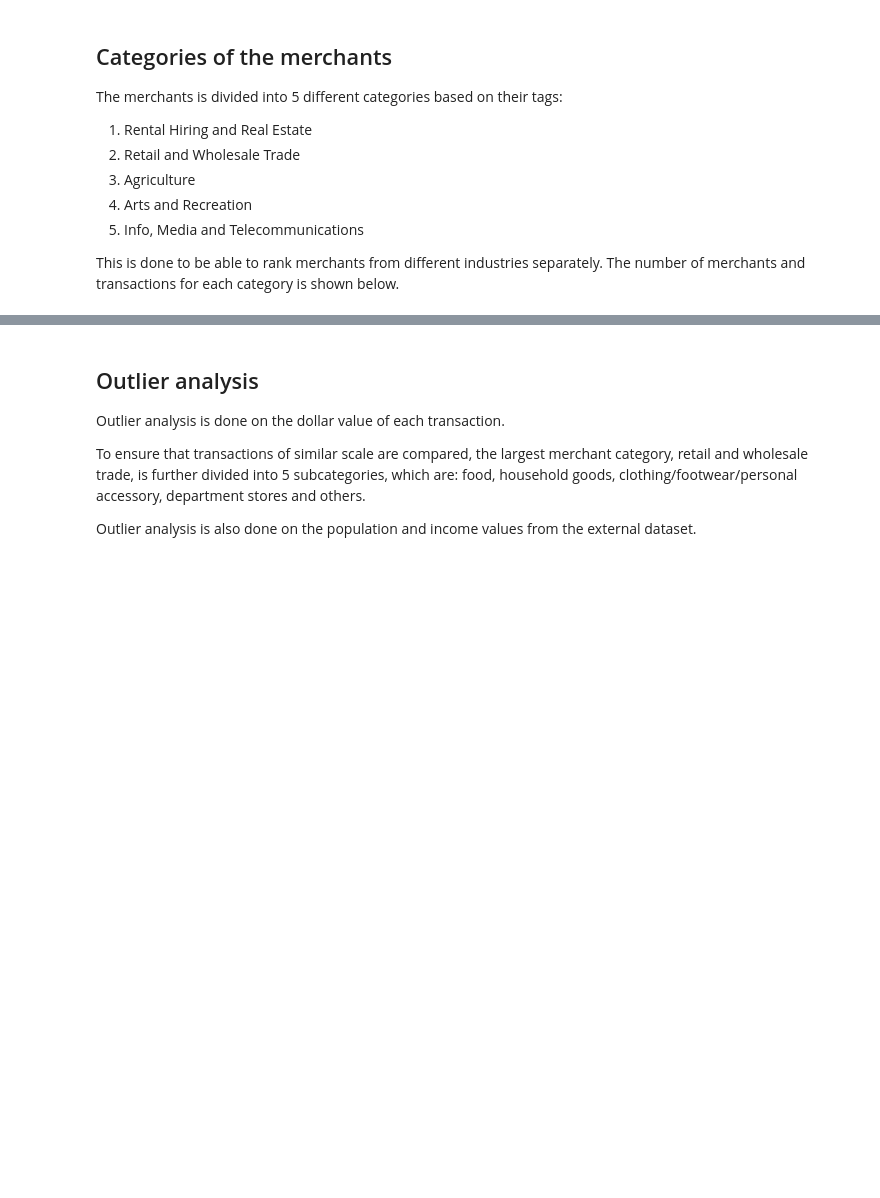
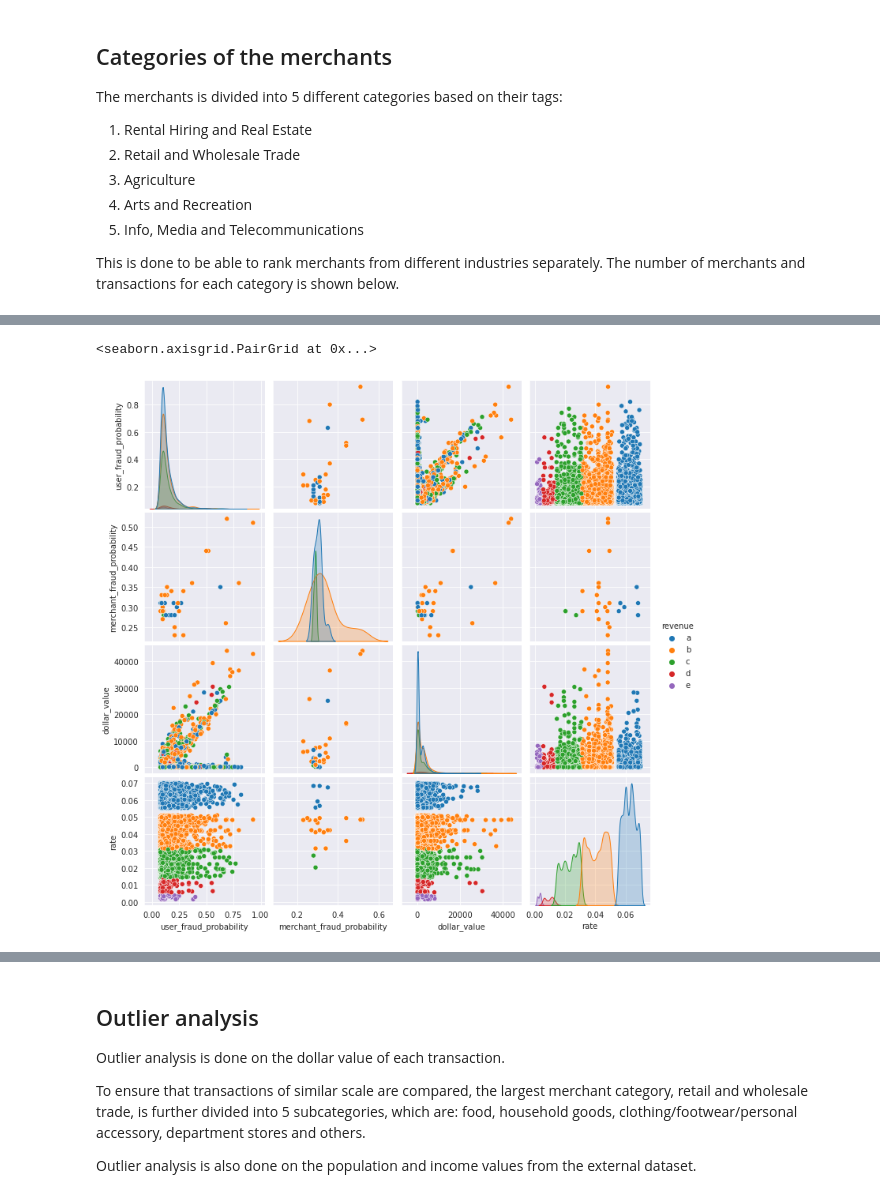
Before and after one commit to MAST30034-Applied-Data-Science/generic-buy-now-pay-later-project-group-56-bnlp, a Jupyter notebook: notebooks/summary.ipynb, the cells around one changed output, grey strips where cells are left out. Cells and saved outputs as stored; diff of their text form; code cells hidden in the pictures; blank space fills up the shorter version.

```diff
--- a/notebooks/summary.ipynb
+++ b/notebooks/summary.ipynb
@@ -87 +128,7 @@ df
+# %%
+sns.pairplot(fsub_u,
+             hue='revenue')
+# %% [output]
+<seaborn.axisgrid.PairGrid at 0x...>
+[figure, added]
 # %% [markdown]
```
Also changed, not shown: parts of 13 cells of this notebook, 1 other file.
